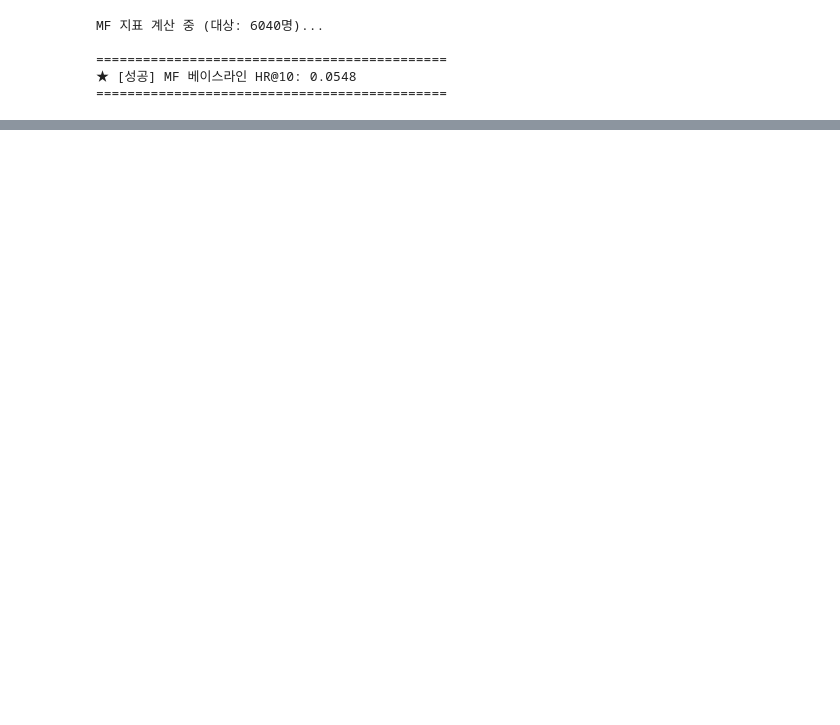
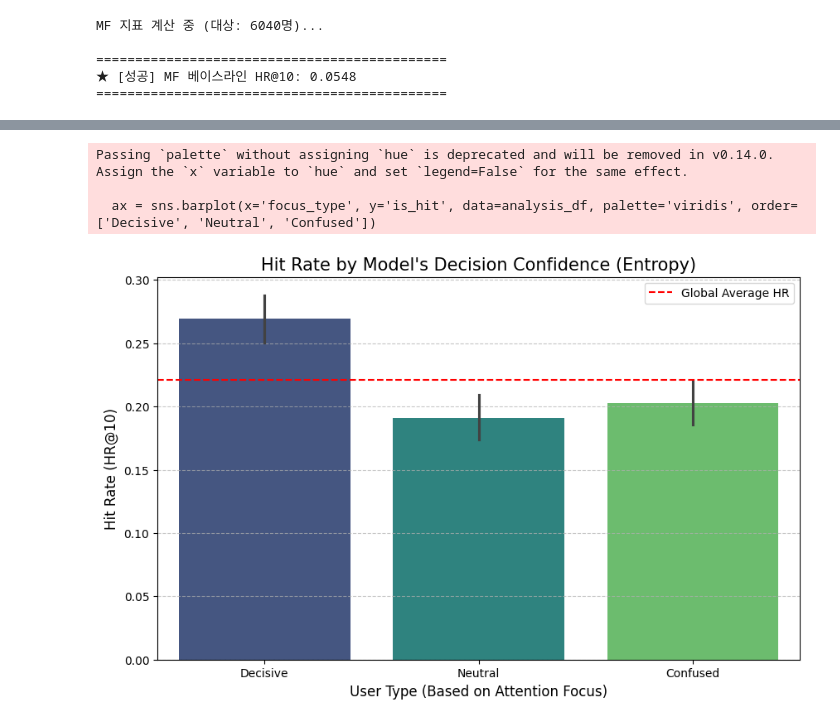
Before and after one commit to shoh0806/Capstone_Design, a Jupyter notebook: Bert4Rec_model.ipynb, the cells around one changed output, grey strips where cells are left out. Cells and saved outputs as stored; diff of their text form; code cells hidden in the pictures; blank space fills up the shorter version.

```diff
--- a/Bert4Rec_model.ipynb
+++ b/Bert4Rec_model.ipynb
@@ -638,0 +783,19 @@ MF 지표 계산 중 (대상: 6040명)...
+# %%
+import scipy.stats
+
+def analyze_entropy_and_focus(analysis_df):
+    # 각 유저의 어텐션 분포에 대한 엔트로피 계산
+    analysis_df['entropy'] = analysis_df['attn_map'].apply(lambda x: scipy.stats.entropy(x))
+
+    # 1. 엔트로피와 정답률의 관계
+    entropy_hit = analysis_df.groupby('is_hit')['entropy'].mean()
+
+    # 2. "결단력 있는 유저" vs "혼란스러운 유저" 그룹화
+    analysis_df['focus_type'] = pd.qcut(analysis_df['entropy'], q=3, labels=['Decisive', 'Neutral', 'Confused'])
+
+    print("--- [인사이트 1: 모델의 확신도 분석] ---")
+    print(analysis_df.groupby('focus_type')['is_hit'].mean())
+    print("\n* 해석: Confused 그룹의 정답률이 낮다면, 유저의 취향이 너무 파편화되어 모델이 맥락을 못 잡고 있음을 의미함.")
+    return analysis_df
+
+analysis_df = analyze_entropy_and_focus(analysis_df)
@@ -638,0 +843,26 @@ MF 지표 계산 중 (대상: 6040명)...
+# %%
+import seaborn as sns
+import matplotlib.pyplot as plt
+
+def plot_entropy_analysis(analysis_df):
+    plt.figure(figsize=(10, 6))
+
+    # 1. 엔트로피 그룹별 Hit Rate 시각화
+    ax = sns.barplot(x='focus_type', y='is_hit', data=analysis_df, palette='viridis', order=['Decisive', 'Neutral', 'Confused'])
+
+    # 평균선 추가
+    plt.axhline(analysis_df['is_hit'].mean(), color='red', linestyle='--', label='Global Average HR')
+
+    plt.title("Hit Rate by Model's Decision Confidence (Entropy)", fontsize=15)
+    plt.xlabel("User Type (Based on Attention Focus)", fontsize=12)
+    plt.ylabel("Hit Rate (HR@10)", fontsize=12)
+    plt.legend()
+    plt.grid(axis='y', linestyle='--', alpha=0.7)
+    plt.show()
+
+plot_entropy_analysis(analysis_df)
+# %% [output]
+Passing `palette` without assigning `hue` is deprecated and will be removed in v0.14.0. Assign the `x` variable to `hue` and set `legend=False` for the same effect.
+
+  ax = sns.barplot(x='focus_type', y='is_hit', data=analysis_df, palette='viridis', order=['Decisive', 'Neutral', 'Confused'])
+[figure, added]
```
Also changed, not shown: parts of 39 cells of this notebook.
